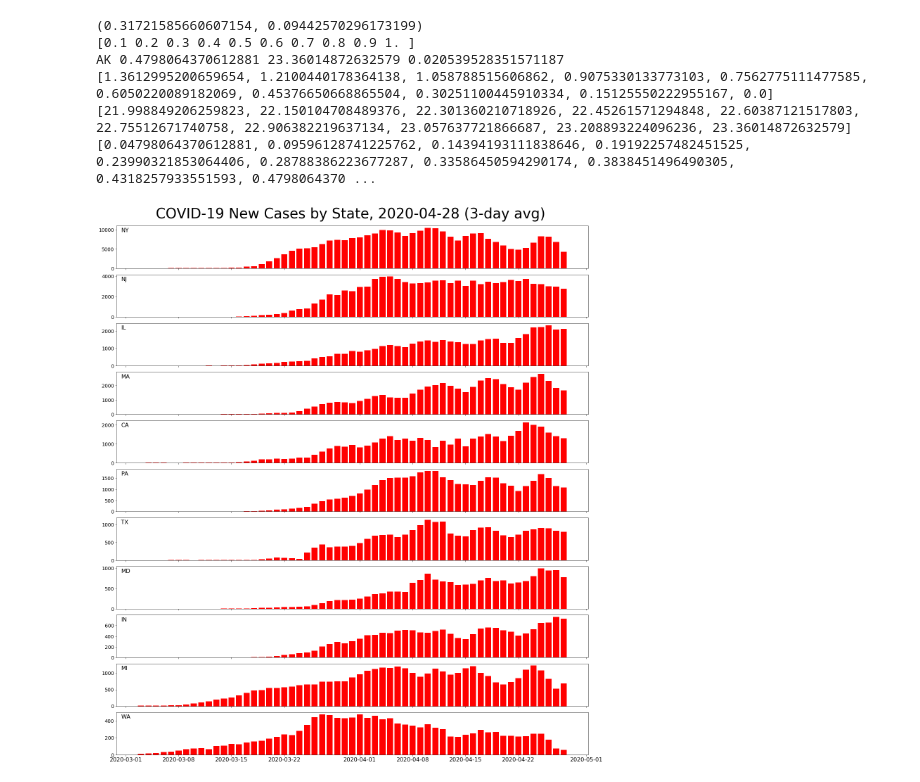
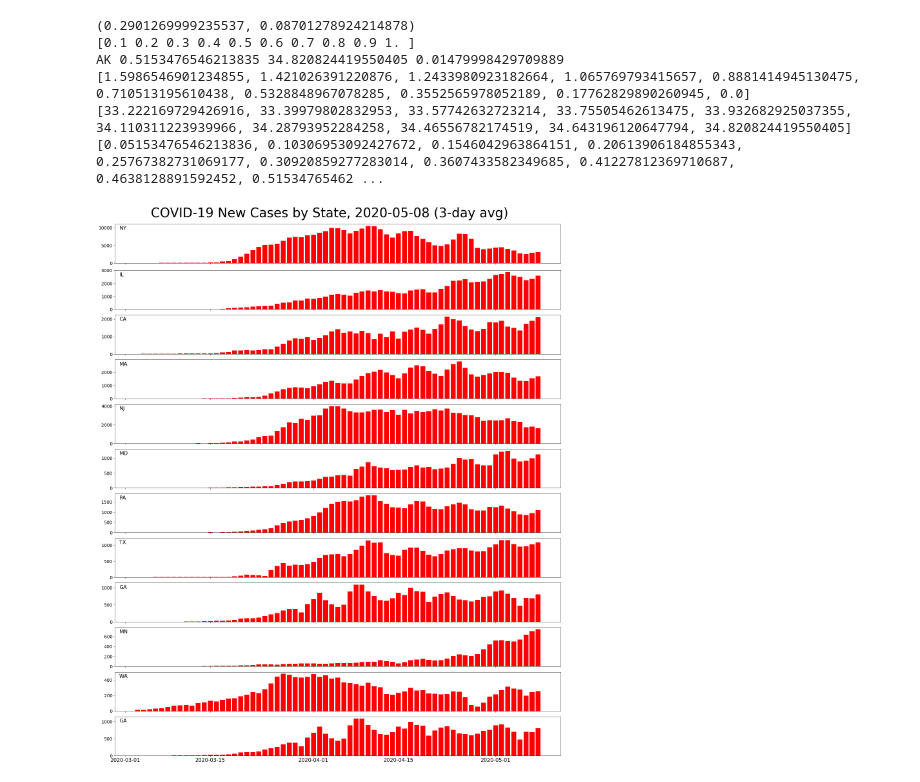
Before and after one commit to simra/COVID-19, a Jupyter notebook: notebooks/COVID-19 Plots -Facebook.ipynb, the cells around one changed output. Saved outputs shown, nothing was run; the diff lists cells and outputs as text; code cells hidden in the pictures.

Commit message:
plots 05/08

```diff
--- a/notebooks/COVID-19 Plots -Facebook.ipynb
+++ b/notebooks/COVID-19 Plots -Facebook.ipynb
@@ -501,7 +501,7 @@ start = long_window
 for c,m,col in zip(df.columns,markers,colorsToUse):
     #growth[c] = [(pow(df[c][i]/max(1.0,df[c][i-6]),1.0/7)-1)*100 if df[c][i]>200 else float('nan') for i in range(20,len(df[c]))]
     growth[c] = [df[c][i]-df[c][i-6] if (df[c][i]>200 and df[c][i]>df[c][i-6]) else float('nan') for i in range(start,len(df[c]))]
-    growth_l[c] = [df[c][i]-df[c][i-long_window] if (df[c][i]>200 and df[c][i]>df[c][i-window]) else float('nan') for i in range(start,len(df[c]))]
+    growth_l[c] = [df[c][i]-df[c][i-long_window] if (df[c][i]>200 and df[c][i]>df[c][i-long_window]) else float('nan') for i in range(start,len(df[c]))]
     #growth[c] = [growth[c][i] if growth[c][i]<100 else float('nan') for i in range(len(growth[c]))]
     ax.plot(growth_l[c][-14:], growth[c][-14:], linewidth=1,color=col)
     points.append([growth_l[c][-1],growth[c][-1],c])
@@ -1129,12 +1129,12 @@ asympt_pos_rate = [f*p/(t-(p*(1-f)/pos_sympt[0])) for f in asymp_frac]
 # what fraction of asympt tests are positive? in this example it's 0 since we attributed all the positives to symptomatic tests
 #plt.plot([x for x in range(0,int(t))], [pos_sympt[0]*x for x in range(0,int(t))])
 # %% [output]
-(0.31721585660607154, 0.09442570296173199)
+(0.2901269999235537, 0.08701278924214878)
 [0.1 0.2 0.3 0.4 0.5 0.6 0.7 0.8 0.9 1. ]
-AK 0.4798064370612881 23.36014872632579 0.020539528351571187
-[1.3612995200659654, 1.2100440178364138, 1.058788515606862, 0.9075330133773103, 0.7562775111477585, 0.6050220089182069, 0.45376650668865504, 0.30251100445910334, 0.15125550222955167, 0.0]
-[21.998849206259823, 22.150104708489376, 22.301360210718926, 22.45261571294848, 22.60387121517803, 22.75512671740758, 22.906382219637134, 23.057637721866687, 23.208893224096236, 23.36014872632579]
-[0.04798064370612881, 0.09596128741225762, 0.14394193111838646, 0.19192257482451525, 0.23990321853064406, 0.28788386223677287, 0.33586450594290174, 0.3838451496490305, 0.4318257933551593, 0.4798064370 ...
+AK 0.5153476546213835 34.820824419550405 0.01479998429709889
+[1.5986546901234855, 1.421026391220876, 1.2433980923182664, 1.065769793415657, 0.8881414945130475, 0.710513195610438, 0.5328848967078285, 0.3552565978052189, 0.17762829890260945, 0.0]
+[33.222169729426916, 33.39979802832953, 33.57742632723214, 33.75505462613475, 33.932682925037355, 34.110311223939966, 34.28793952284258, 34.46556782174519, 34.643196120647794, 34.820824419550405]
+[0.05153476546213836, 0.10306953092427672, 0.1546042963864151, 0.20613906184855343, 0.25767382731069177, 0.30920859277283014, 0.3607433582349685, 0.41227812369710687, 0.4638128891592452, 0.51534765462 ...
 # %%
 covidtracking = pd.read_csv('../other3p/covidtracking_daily.csv')
 covidtracking['date'] = pd.to_datetime(covidtracking['date'],format="%Y%m%d")
@@ -1150,35 +1150,35 @@ for c in confirmed:
     increase[c]=[(cnf[j]-cnf[j-window])/window for j in range(window,len(cnf))]
 
 #deaths = covidtracking.pivot(index='date',columns='state', values='death')
 #offset = 18
 
 #df = df[[c for c in df.columns if df[c].max()>1000]]
 
 maxDate=max(confirmed.index)
 
 offset=38
 
 def plotBars(countries):
     plt.rcParams["figure.figsize"] = [20, 2*len(countries)]
     fig, axs = plt.subplots(len(countries),1, sharex=True,constrained_layout=True)
     for (i,(country,ax)) in enumerate(zip(countries,axs)):
         ax.bar(dates[offset:],increase[country][offset:], color='red')
         #ax.bar(confirmed.index,recovered, color='red')
 
         ax.text(0.01,0.85,country, transform=ax.transAxes, ha='left', size=16)
         ax.tick_params(axis = 'x', which = 'major', labelsize = 16)
         ax.tick_params(axis = 'y', which = 'major', labelsize = 14)
     fig.suptitle('COVID-19 New Cases by State, {} ({}-day avg)'.format(maxDate.strftime('%Y-%m-%d'), window),size=40)
 
-statesToPlot = sorted(increase, key=lambda c: increase[c][-1], reverse=True)[:10]+['WA']
+statesToPlot = sorted(increase, key=lambda c: increase[c][-1], reverse=True)[:10]+['WA', 'GA']
 
 #plotBars(['WA','NY','CA','NJ','MA','LA','FL'])
 plotBars(statesToPlot)
 
 #print(maxDate)
 save_figure(maxDate,'18_newcases.png')
 # %% [output]
-[figure, old version]
+[figure, new version]
 # %%
 df = raw
 #df['Region']= (df['Province/State'].fillna('')+', '+df['Country/Region']).apply(lambda x: x if x[0]!=',' else x[2:])
```
Also changed, not shown: parts of 24 cells of this notebook, 5 other files.
